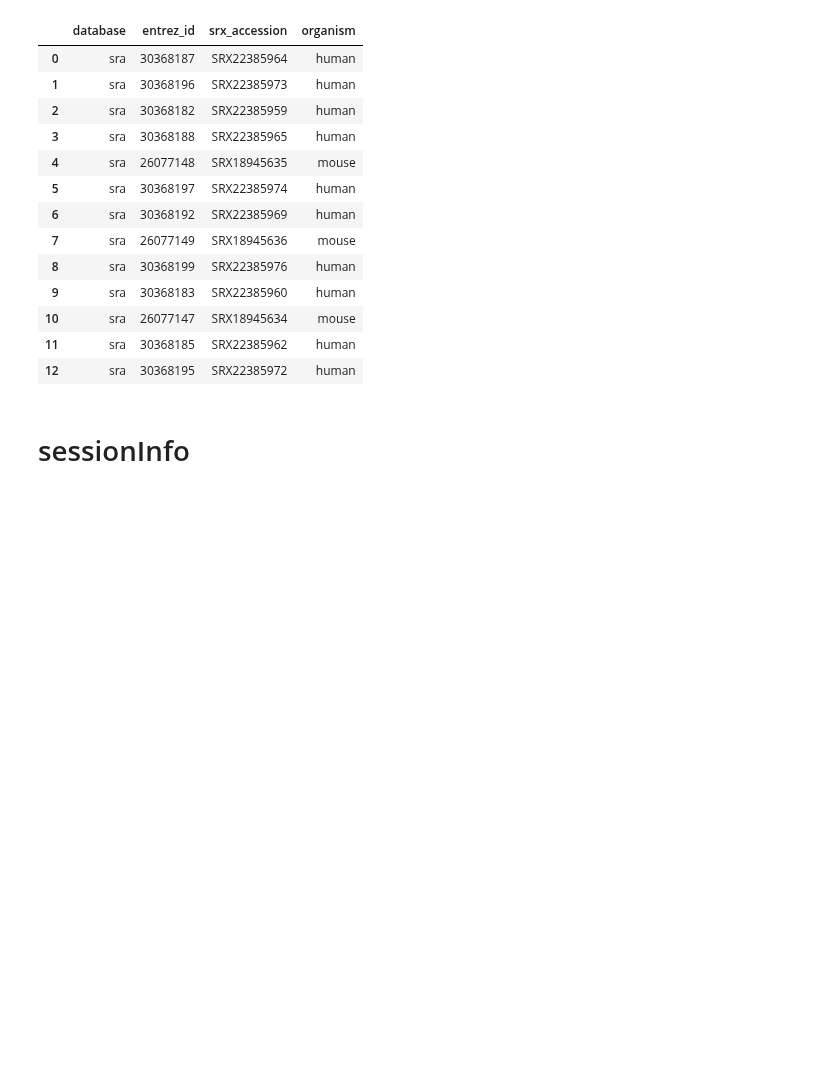
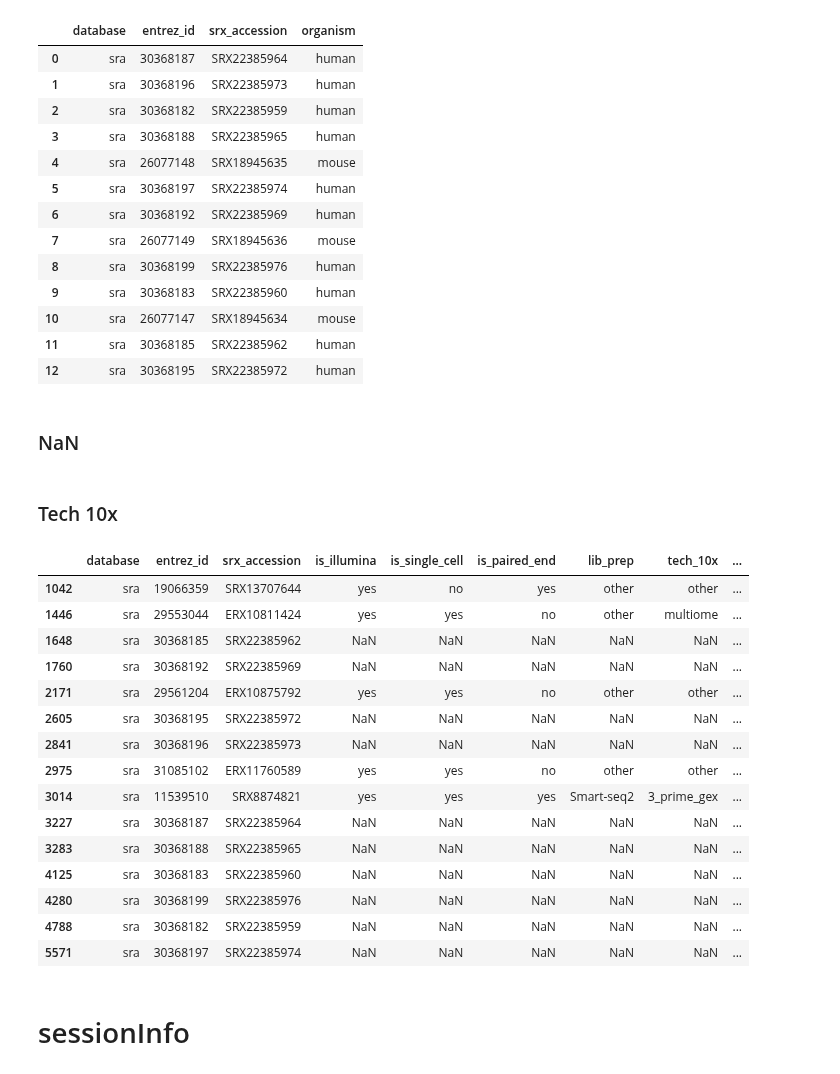
Before and after one commit to timoast/SRAgent, a Jupyter notebook: notebooks/db_update.ipynb, the cells around one changed output. Drawn from its saved outputs; the diff is of its cells as text; code cells hidden in the pictures; blank space fills up the shorter version.

```diff
--- a/notebooks/db_update.ipynb
+++ b/notebooks/db_update.ipynb
@@ -148,3 +148,5 @@ srx_metadata_cxg_f
 # %%
 with db_connect() as conn:
     db_update(srx_metadata_cxg_f, "srx_metadata", conn)
+# %% [markdown]
+### NaN
@@ -151,3 +160,25 @@ with db_connect() as conn:
+# %% [markdown]
+### Tech 10x
+# %%
+# lib_prep != "10x_Genomics" & tech_10x != "not_applicable"
+srx_metadata_cxg[(srx_metadata_cxg["lib_prep"] != "10x_Genomics") & (srx_metadata_cxg["tech_10x"] != "not_applicable")]
+# %% [output]
+|  | database | entrez_id | srx_accession | is_illumina | is_single_cell | is_paired_end | lib_prep | tech_10x | ... |
+| 1042 | sra | 19066359 | SRX13707644 | yes | no | yes | other | other | ... |
+| 1446 | sra | 29553044 | ERX10811424 | yes | yes | no | other | multiome | ... |
+| 1648 | sra | 30368185 | SRX22385962 | NaN | NaN | NaN | NaN | NaN | ... |
+| 1760 | sra | 30368192 | SRX22385969 | NaN | NaN | NaN | NaN | NaN | ... |
+| 2171 | sra | 29561204 | ERX10875792 | yes | yes | no | other | other | ... |
+| 2605 | sra | 30368195 | SRX22385972 | NaN | NaN | NaN | NaN | NaN | ... |
+| 2841 | sra | 30368196 | SRX22385973 | NaN | NaN | NaN | NaN | NaN | ... |
+| 2975 | sra | 31085102 | ERX11760589 | yes | yes | no | other | other | ... |
+| 3014 | sra | 11539510 | SRX8874821 | yes | yes | yes | Smart-seq2 | 3_prime_gex | ... |
+| 3227 | sra | 30368187 | SRX22385964 | NaN | NaN | NaN | NaN | NaN | ... |
+| 3283 | sra | 30368188 | SRX22385965 | NaN | NaN | NaN | NaN | NaN | ... |
+| 4125 | sra | 30368183 | SRX22385960 | NaN | NaN | NaN | NaN | NaN | ... |
+| 4280 | sra | 30368199 | SRX22385976 | NaN | NaN | NaN | NaN | NaN | ... |
+| 4788 | sra | 30368182 | SRX22385959 | NaN | NaN | NaN | NaN | NaN | ... |
+| 5571 | sra | 30368197 | SRX22385974 | NaN | NaN | NaN | NaN | NaN | ... |
 # %% [markdown]
 # sessionInfo
 # %%
```
Also changed, not shown: parts of 2 cells of this notebook.
